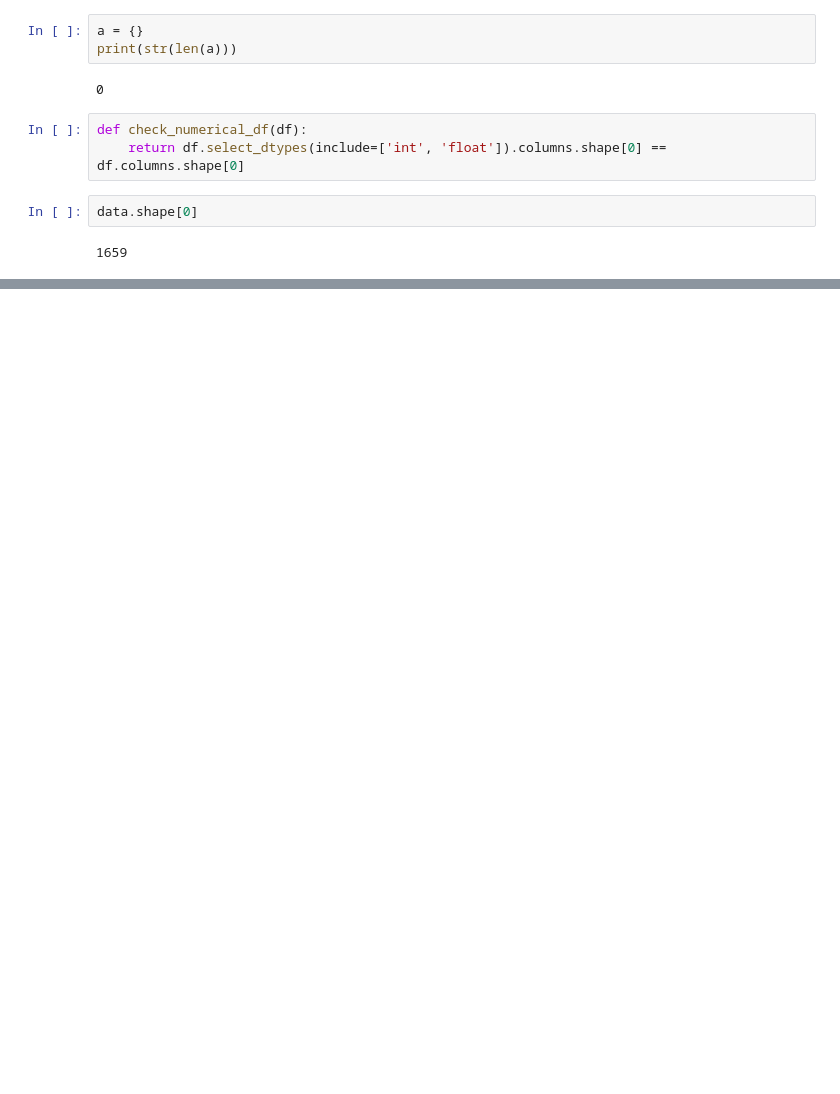
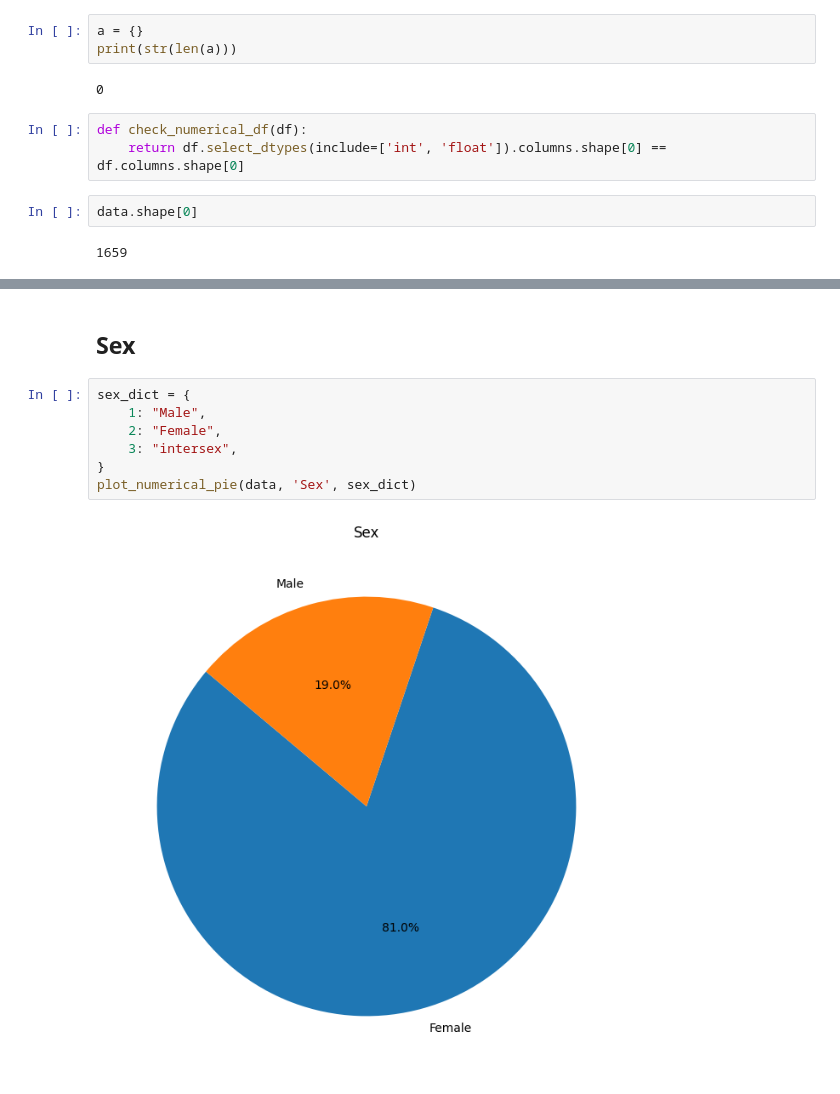
Before and after one commit to Arys02/ExploreStudentMentalWellness_ESGI4, a Jupyter notebook: notebook/student_mental_health.ipynb, the cells around one changed output, grey strips where cells are left out. Saved outputs shown, nothing was run; the diff lists cells and outputs as text; blank space fills up the shorter version.

```diff
--- a/notebook/student_mental_health.ipynb
+++ b/notebook/student_mental_health.ipynb
@@ -212,0 +211,11 @@ Index(['Age'], dtype='object')
+# %% [markdown]
+## Sex
+# %%
+sex_dict = {
+    1: "Male",
+    2: "Female",
+    3: "intersex",
+}
+plot_numerical_pie(data, 'Sex', sex_dict)
+# %% [output]
+[figure, added]
```
Also changed, not shown: parts of 40 cells of this notebook, 3 other files.
